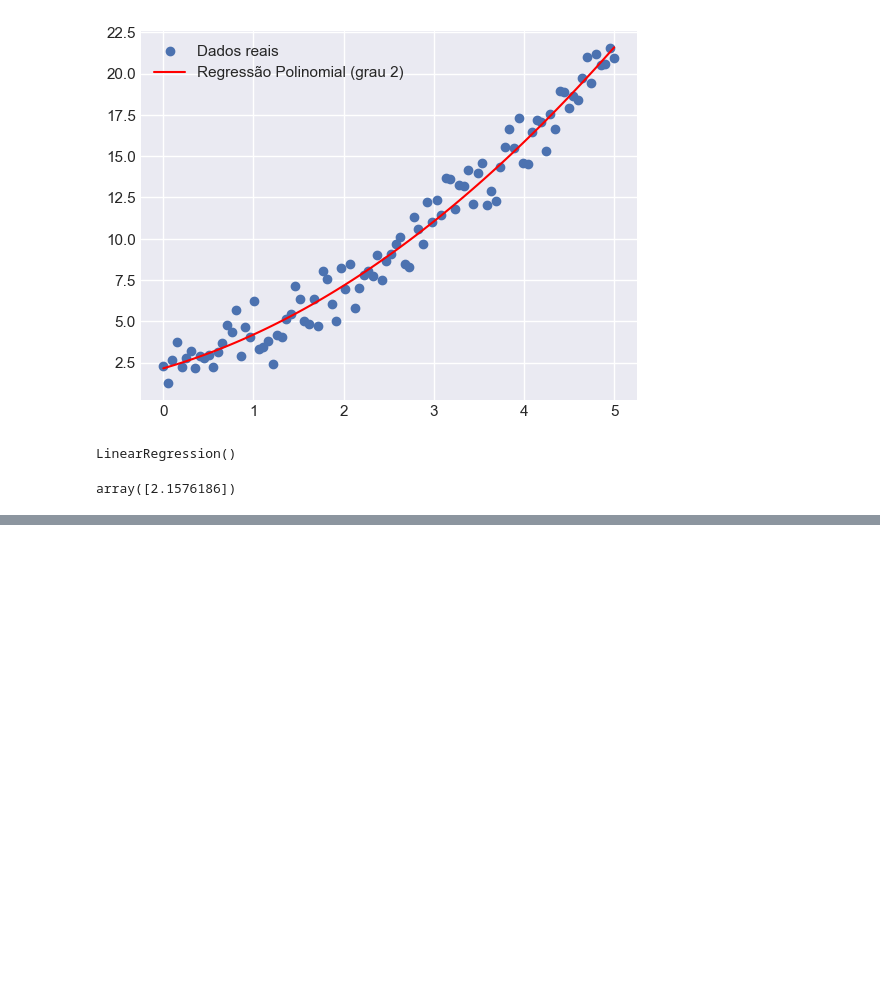
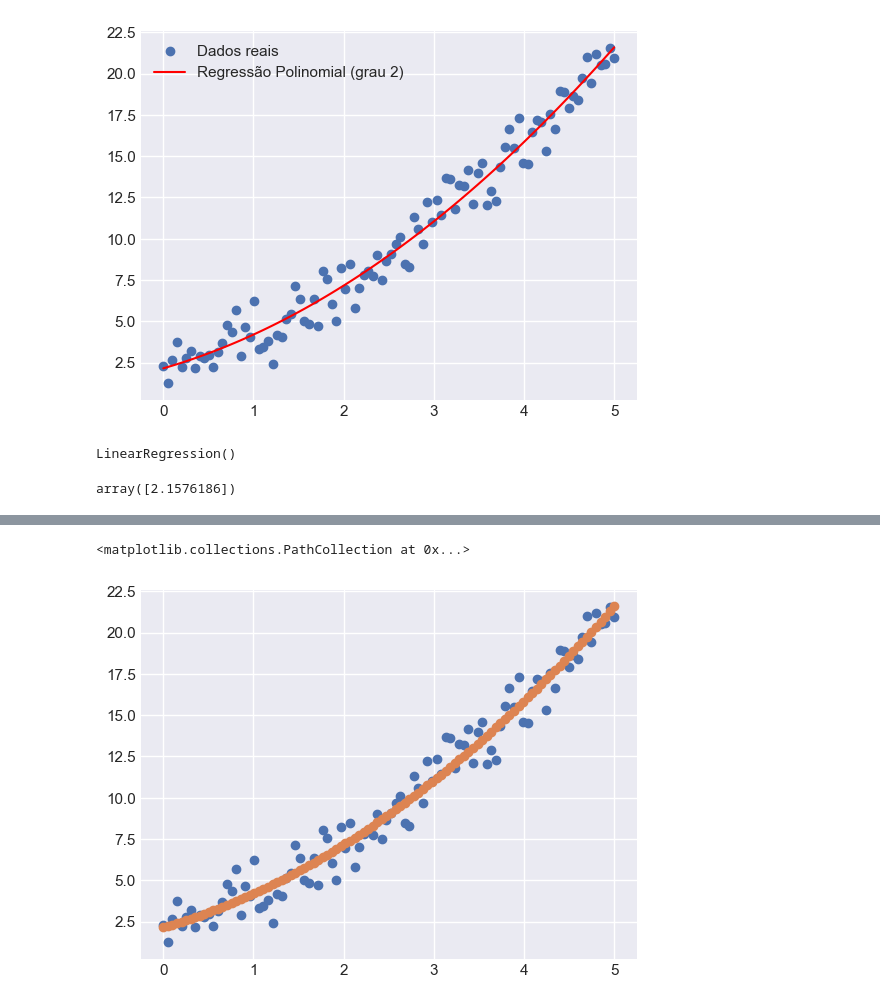
Before and after one commit to ludiemert/Classification_Regression_Models, a Jupyter notebook: 7_Classification_Regression_Models/Linear_Regression_1.ipynb, the cells around one changed output, grey strips where cells are left out. Saved outputs shown, nothing was run; the diff lists cells and outputs as text; code cells hidden in the pictures; blank space fills up the shorter version.

Commit message:
testes com a projecao

```diff
--- a/7_Classification_Regression_Models/Linear_Regression_1.ipynb
+++ b/7_Classification_Regression_Models/Linear_Regression_1.ipynb
@@ -401,0 +424,9 @@ array([2.1576186])
+# %%
+# visualizar em grafico, verificr a projecao
+plt.scatter(x, y)
+#plt.scatter(x, lin_reg.predict(x_poly))
+
+plt.scatter(x, model.predict(x_poly))
+# %% [output]
+<matplotlib.collections.PathCollection at 0x...>
+[figure, added]
```
Also changed, not shown: parts of 5 cells of this notebook.
